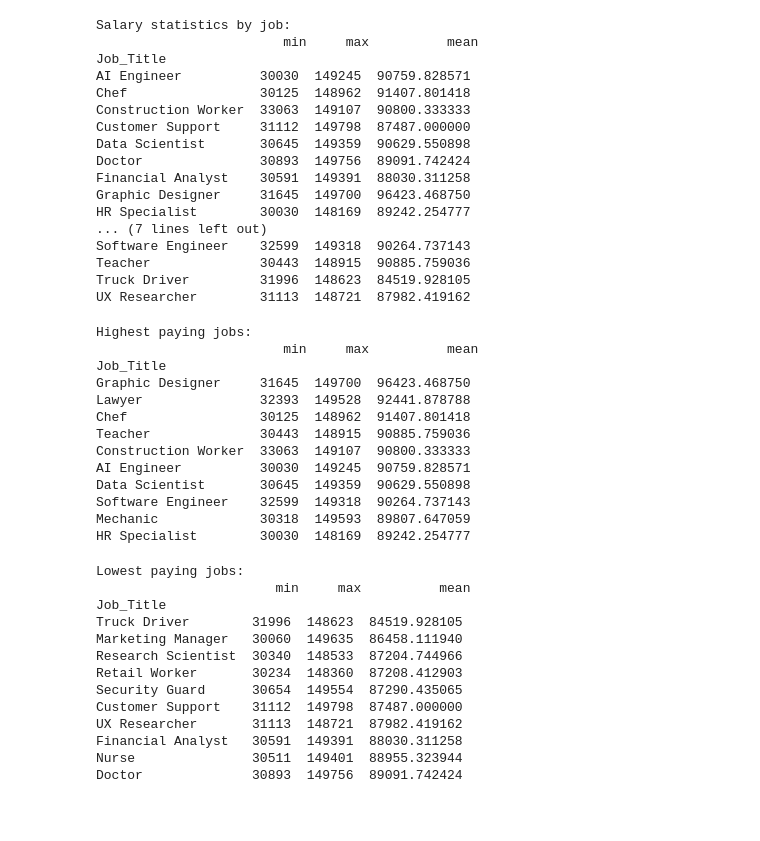
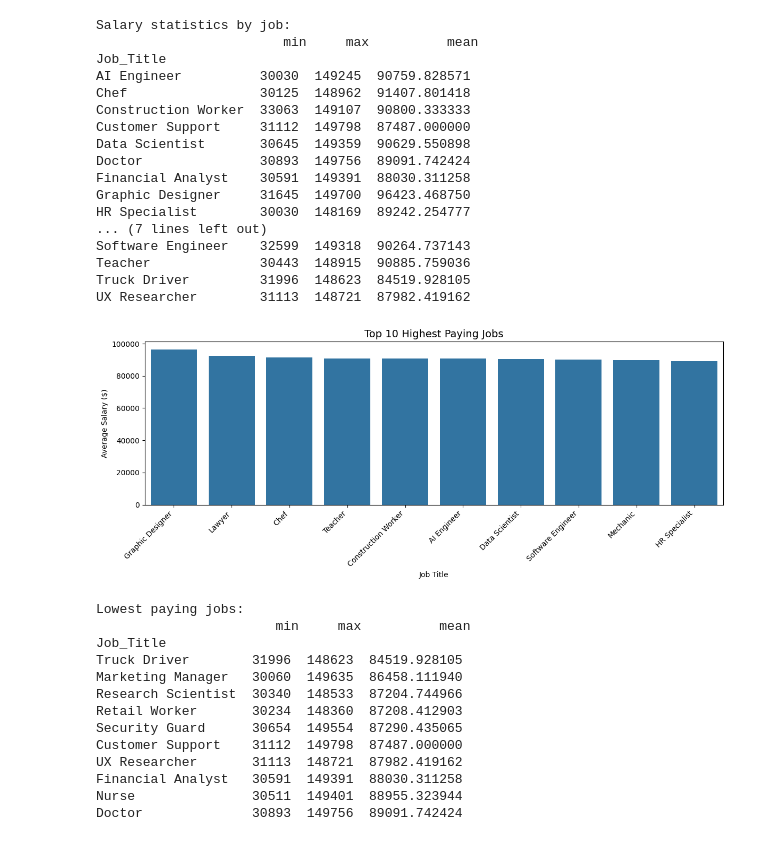
Before and after one commit to fatiimahhmed/PythonLibraries, a Jupyter notebook: ImpactOfAIOnJobs.ipynb, the cells around one changed output. Drawn from its saved outputs; the diff is of its cells as text; code cells hidden in the pictures; blank space fills up the shorter version.

```diff
--- a/ImpactOfAIOnJobs.ipynb
+++ b/ImpactOfAIOnJobs.ipynb
@@ -121,24 +123,20 @@ Software Engineer    32599  149318  90264.737143
 Teacher              30443  148915  90885.759036
 Truck Driver         31996  148623  84519.928105
 UX Researcher        31113  148721  87982.419162
-# %%
-# Highest paying jobs (by average salary)
-highest_salary_jobs = salary_stats.sort_values(by="mean", ascending=False)
-print("\nHighest paying jobs:\n", highest_salary_jobs.head(10))
-# %% [output]
-Highest paying jobs:
-                        min     max          mean
-Job_Title
-Graphic Designer     31645  149700  96423.468750
-Lawyer               32393  149528  92441.878788
-Chef                 30125  148962  91407.801418
-Teacher              30443  148915  90885.759036
-Construction Worker  33063  149107  90800.333333
-AI Engineer          30030  149245  90759.828571
-Data Scientist       30645  149359  90629.550898
-Software Engineer    32599  149318  90264.737143
-Mechanic             30318  149593  89807.647059
-HR Specialist        30030  148169  89242.254777
+# %%
+# Highest paying jobs (by average salary)
+top_salary = salary_stats.sort_values(by="mean", ascending=False).head(10)
+
+plt.figure(figsize=(12, 5))
+sns.barplot(x=top_salary.index, y=top_salary["mean"])
+plt.title("Top 10 Highest Paying Jobs", fontsize=14)
+plt.xlabel("Job Title")
+plt.ylabel("Average Salary ($)")
+plt.xticks(rotation=45, ha="right")
+plt.tight_layout()
+plt.show()
+# %% [output]
+[figure, added]
 # %%
 # Lowest paying jobs (by average salary)
 lowest_salary_jobs = salary_stats.sort_values(by="mean", ascending=True)
```
Also changed, not shown: parts of 8 cells of this notebook.
